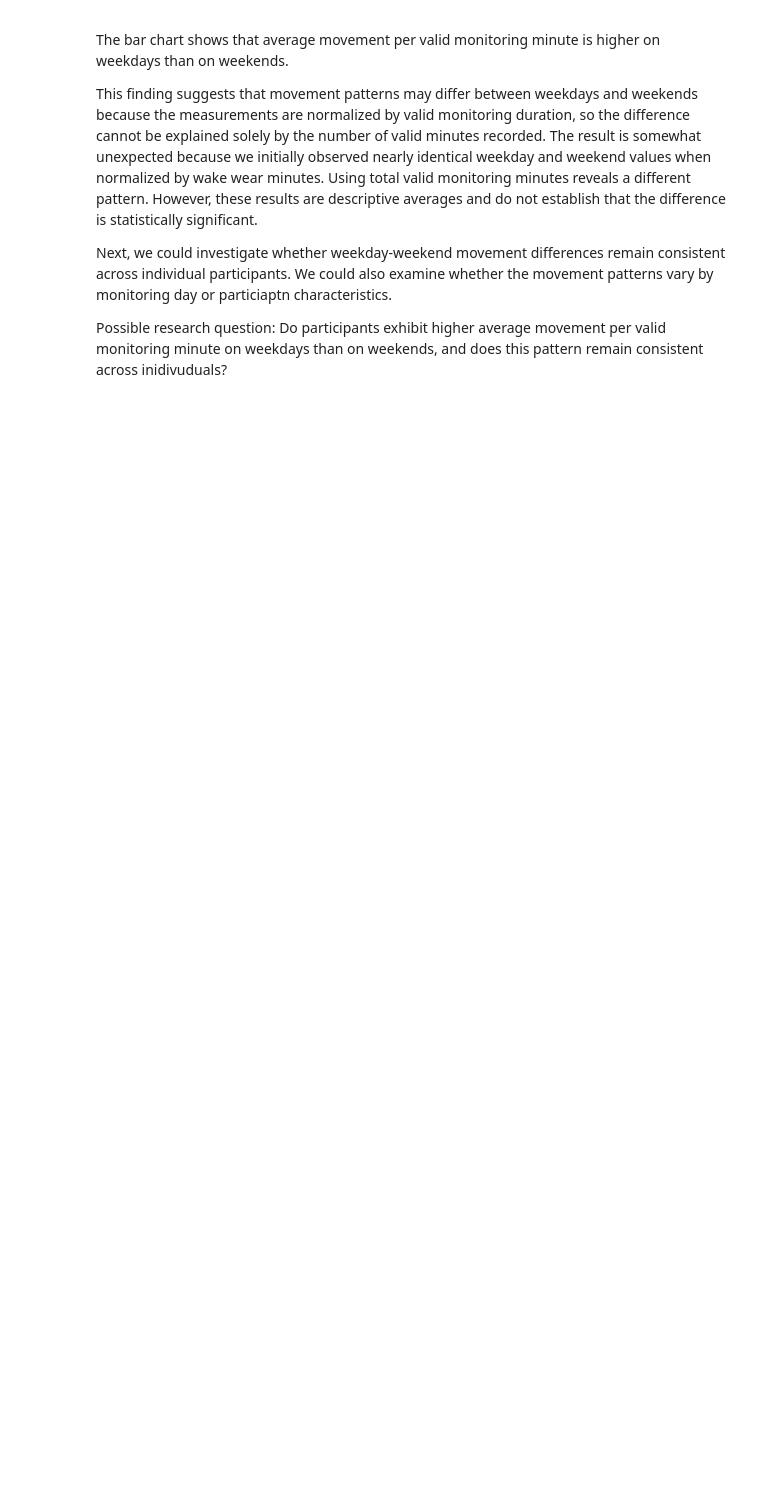
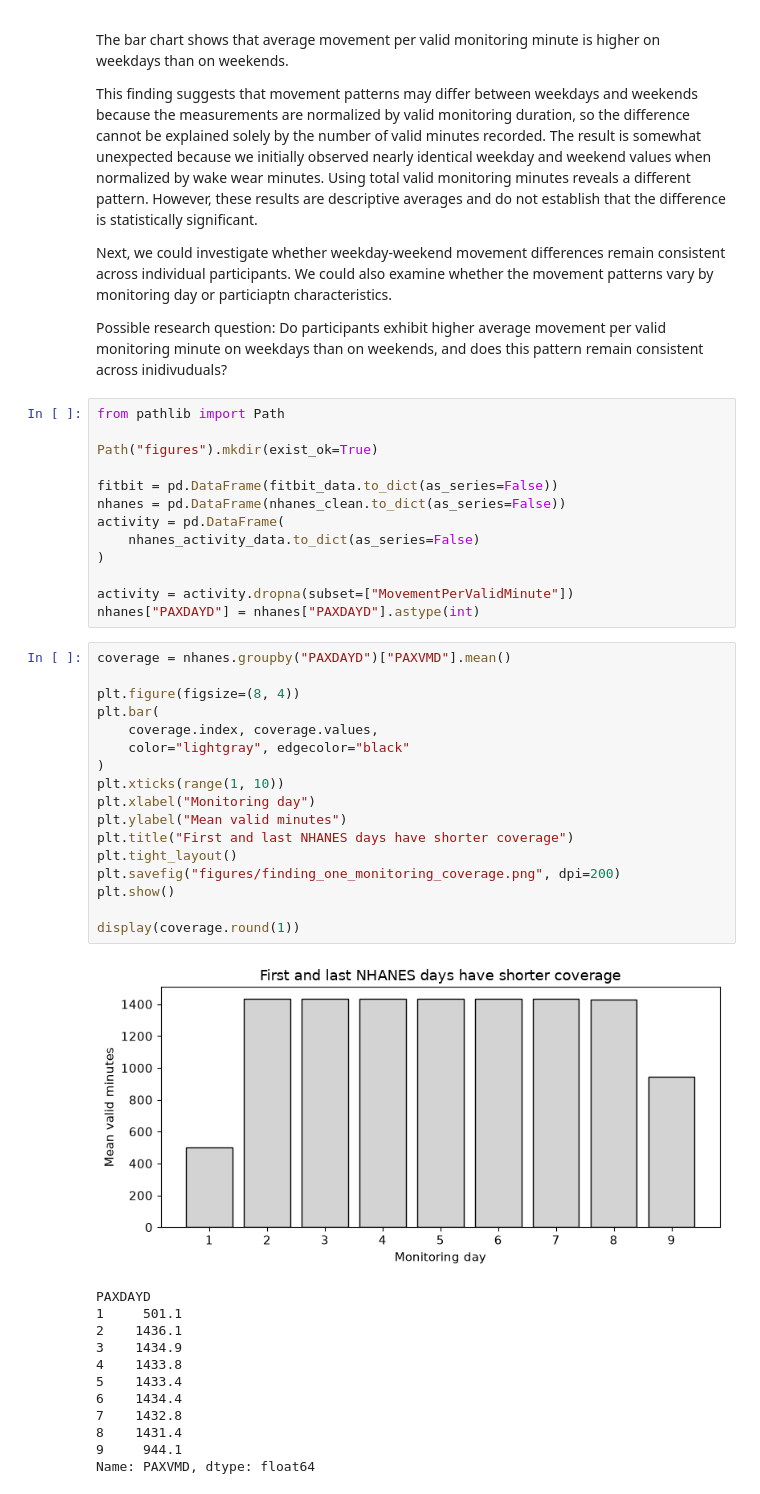
Before and after one commit to gcisne4/cs418-Fitness-Analytics, a Jupyter notebook: eda.ipynb, the cells around one changed output. Drawn from its saved outputs; the diff is of its cells as text; blank space fills up the shorter version.

Commit message:
Add checkpoint five calculations and figures

```diff
--- a/eda.ipynb
+++ b/eda.ipynb
@@ -1025,3 +1025,46 @@ Next, we could investigate whether weekday-weekend movement differences remain c
 
 Possible research question:
 Do participants exhibit higher average movement per valid monitoring minute on weekdays than on weekends, and does this pattern remain consistent across inidivuduals?
+# %%
+from pathlib import Path
+
+Path("figures").mkdir(exist_ok=True)
+
+fitbit = pd.DataFrame(fitbit_data.to_dict(as_series=False))
+nhanes = pd.DataFrame(nhanes_clean.to_dict(as_series=False))
+activity = pd.DataFrame(
+    nhanes_activity_data.to_dict(as_series=False)
+)
+
+activity = activity.dropna(subset=["MovementPerValidMinute"])
+nhanes["PAXDAYD"] = nhanes["PAXDAYD"].astype(int)
+# %%
+coverage = nhanes.groupby("PAXDAYD")["PAXVMD"].mean()
+
+plt.figure(figsize=(8, 4))
+plt.bar(
+    coverage.index, coverage.values,
+    color="lightgray", edgecolor="black"
+)
+plt.xticks(range(1, 10))
+plt.xlabel("Monitoring day")
+plt.ylabel("Mean valid minutes")
+plt.title("First and last NHANES days have shorter coverage")
+plt.tight_layout()
+plt.savefig("figures/finding_one_monitoring_coverage.png", dpi=200)
+plt.show()
+
+display(coverage.round(1))
+# %% [output]
+[figure, added]
+PAXDAYD
+1     501.1
+2    1436.1
+3    1434.9
+4    1433.8
+5    1433.4
+6    1434.4
+7    1432.8
+8    1431.4
+9     944.1
+Name: PAXVMD, dtype: float64
```
Also changed, not shown: parts of 3 cells of this notebook, 3 other files.
